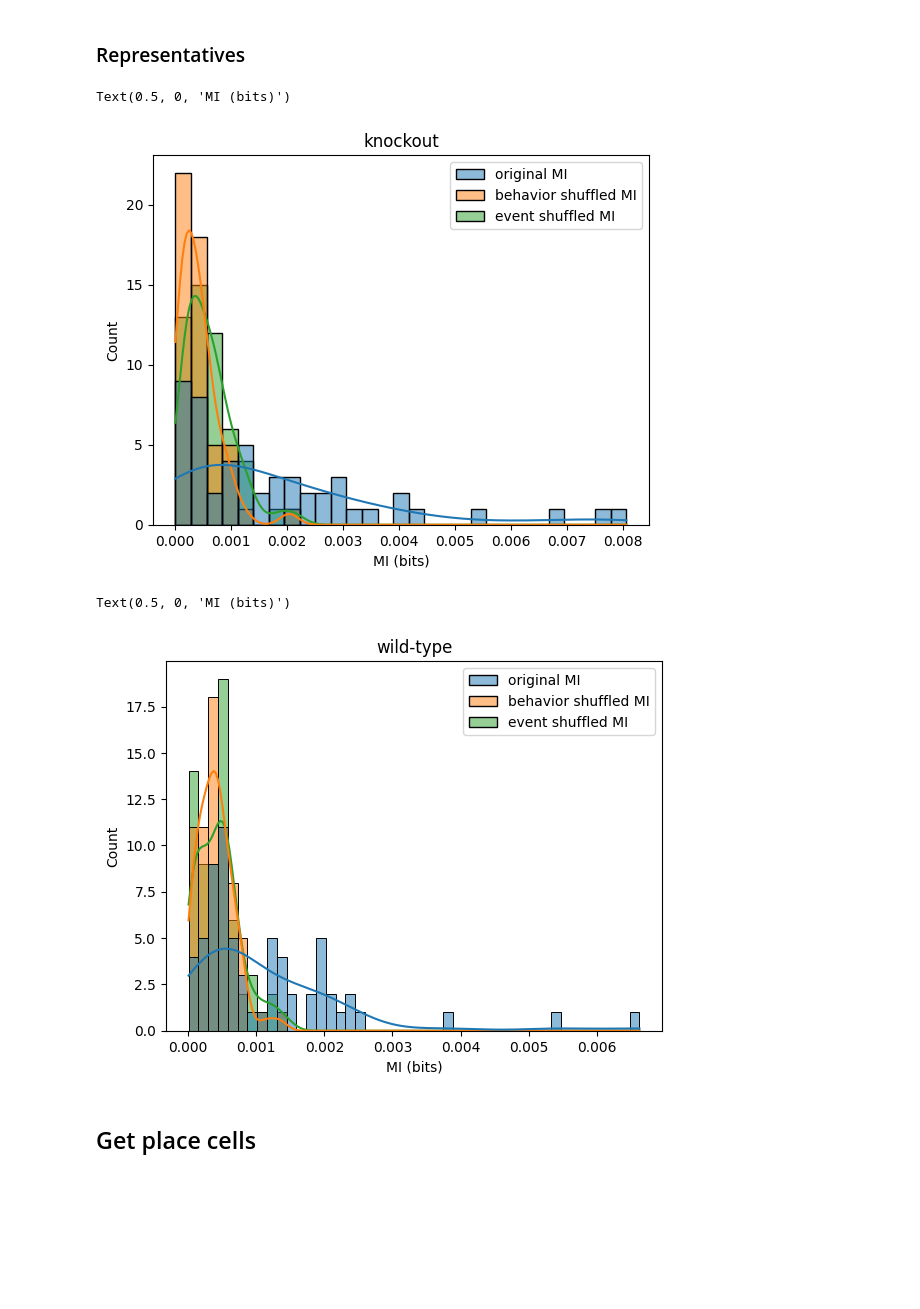
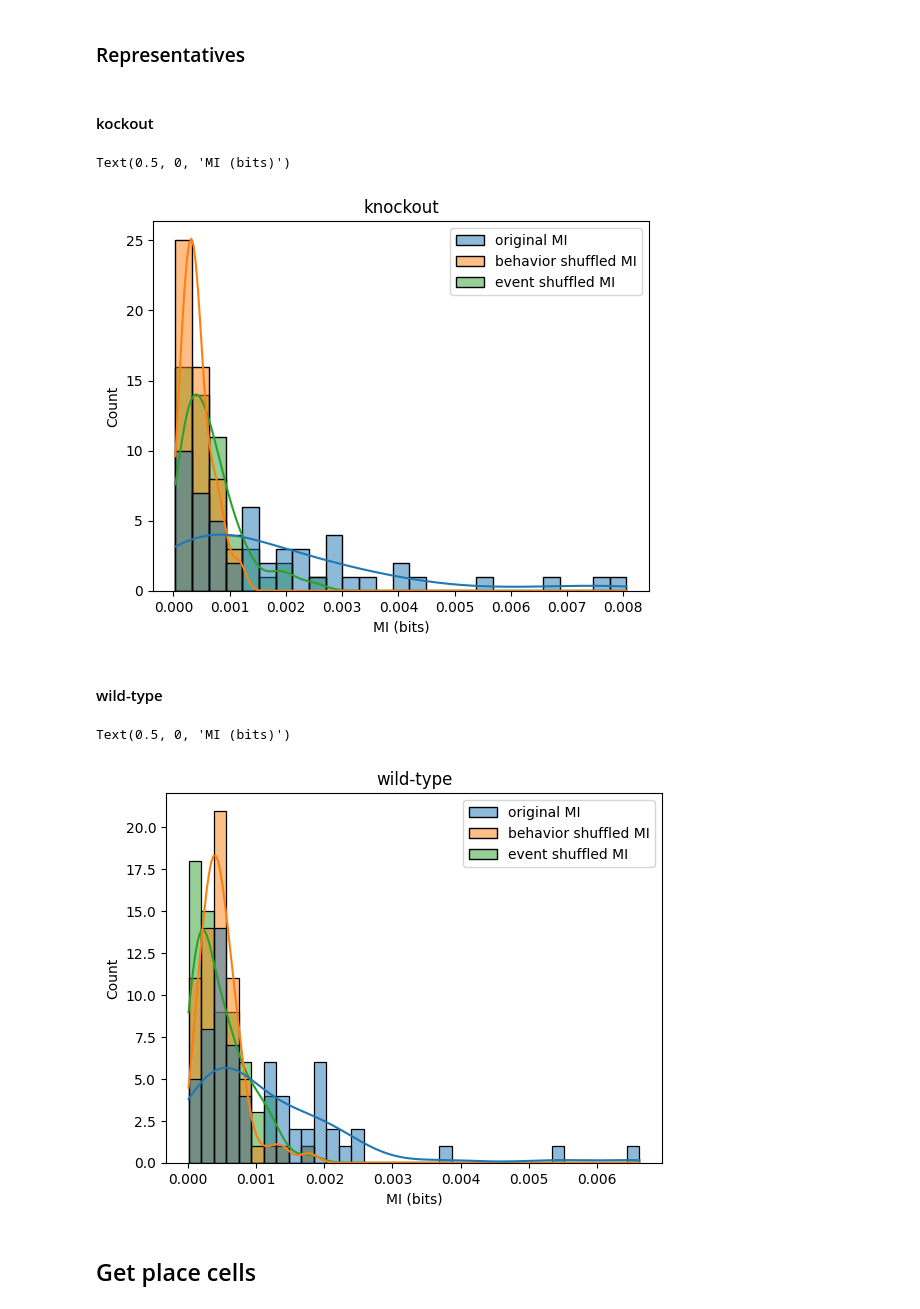
Before and after one commit to kisaragiRY/decoding-DG, a Jupyter notebook: notebooks/2-data-exploration/1-detect-place-cells/04-detect-place-cells.ipynb, the cells around one changed output. Drawn from its saved outputs; the diff is of its cells as text; code cells hidden in the pictures; blank space fills up the shorter version.

```diff
--- a/notebooks/2-data-exploration/1-detect-place-cells/04-detect-place-cells.ipynb
+++ b/notebooks/2-data-exploration/1-detect-place-cells/04-detect-place-cells.ipynb
@@ -12,6 +15,8 @@ output_dir = ParamDir().output_dir
 ## distribution of MI
 # %% [markdown]
 ### Representatives
+# %% [markdown]
+#### kockout
 # %%
 data_dir = ParamDir().data_list[0]
 data_name = str(data_dir).split('/')[-1]
@@ -19,24 +24,34 @@ mouse_type = "knockout" if "KO" in data_name else "wild-type"
 with open(output_dir/data_name/"MI_all.pickle","rb") as f:
     results_all = pickle.load(f)
 fig, ax = plt.subplots()
-sns.histplot(results_all, ax=ax, kde=True)
+plot_data = {
+    'original MI' : results_all['original MI'],
+    'behavior shuffled MI': results_all['behavior shuffled MI all'][0],
+    'event shuffled MI': results_all['event shuffled MI all'][0]}
+sns.histplot(plot_data, ax=ax, kde=True)
 plt.title(f"{mouse_type}")
 plt.xlabel("MI (bits)")
 # %% [output]
 Text(0.5, 0, 'MI (bits)')
-[figure, old version]
+[figure, new version]
+# %% [markdown]
+#### wild-type
 # %%
 data_dir = ParamDir().data_list[2]
 data_name = str(data_dir).split('/')[-1]
 mouse_type = "knockout" if "KO" in data_name else "wild-type"
 with open(output_dir/data_name/"MI_all.pickle","rb") as f:
     results_all = pickle.load(f)
 fig, ax = plt.subplots()
-sns.histplot(results_all, ax=ax, kde=True)
+plot_data = {
+    'original MI' :results_all['original MI'],
+    'behavior shuffled MI': results_all['behavior shuffled MI all'][0],
+    'event shuffled MI': results_all['event shuffled MI all'][0]}
+sns.histplot(plot_data, ax=ax, kde=True)
 plt.title(f"{mouse_type}")
 plt.xlabel("MI (bits)")
 # %% [output]
 Text(0.5, 0, 'MI (bits)')
-[figure, old version]
+[figure, new version]
 # %% [markdown]
 ## Get place cells
```
Also changed, not shown: parts of 10 cells of this notebook.
